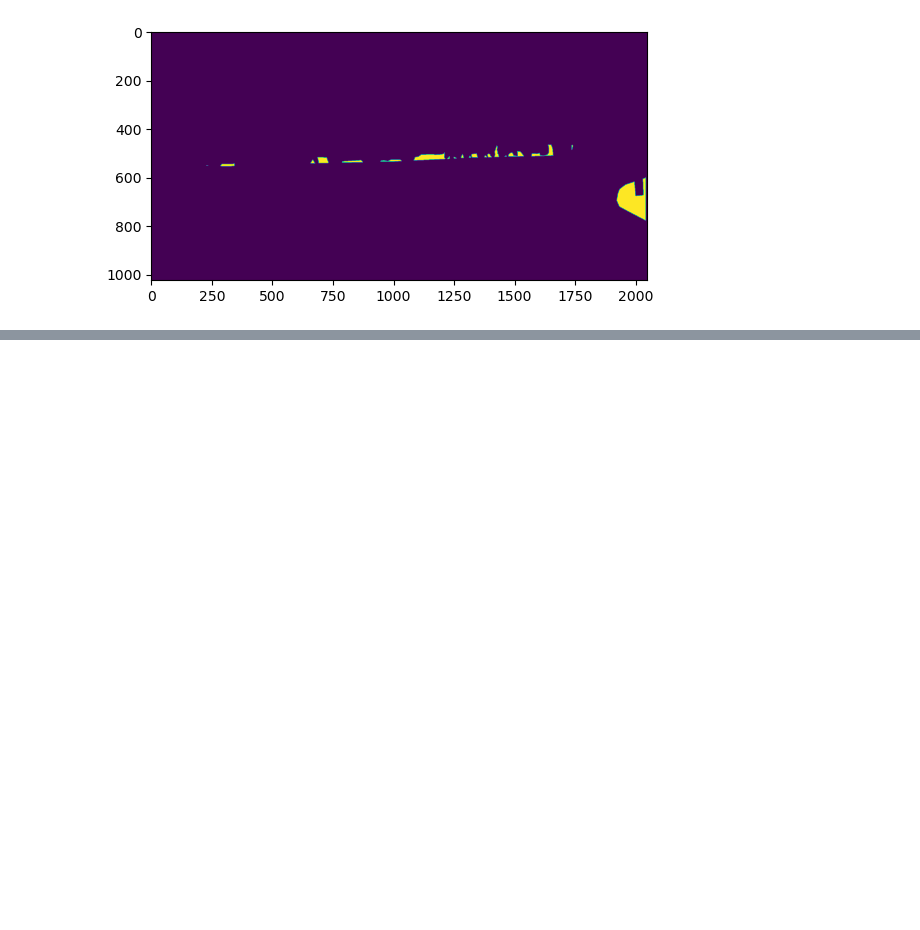
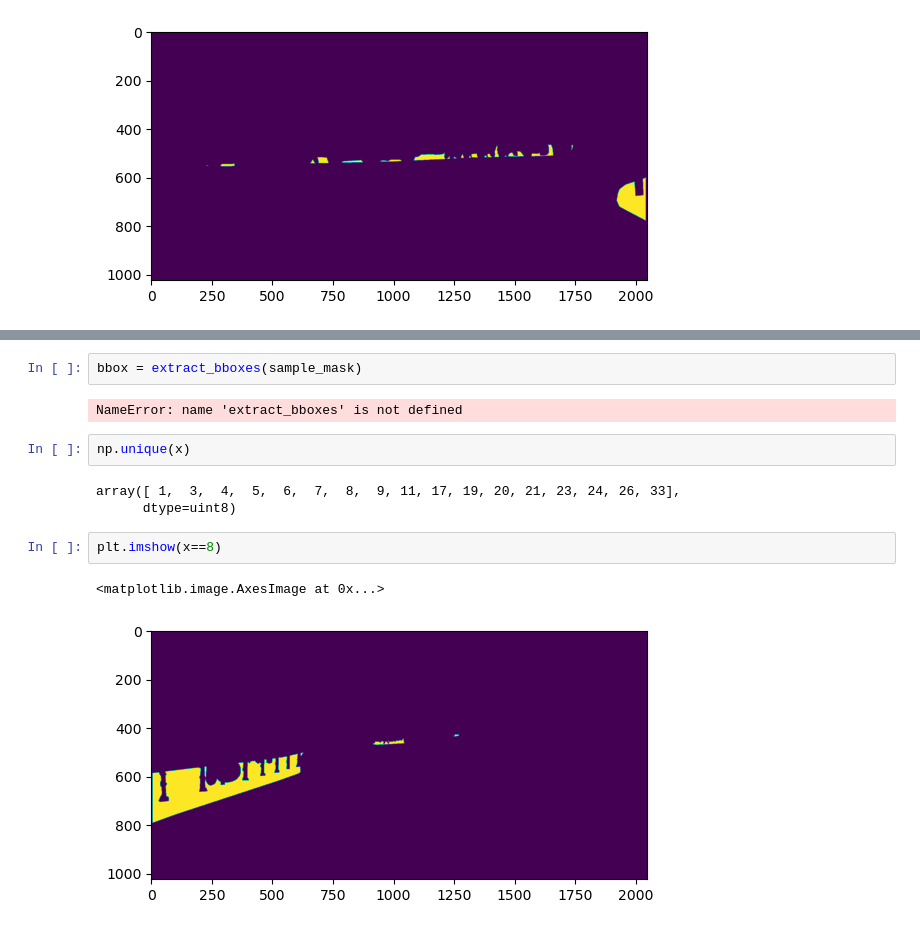
Before and after one commit to DataScienceAndEngineering/deep-learning-final-project-project-sidewalk, a Jupyter notebook: notebooks/explorations/maskrcnn_demo.ipynb, the cells around one changed output, grey strips where cells are left out. Cells and saved outputs as stored; diff of their text form; blank space fills up the shorter version.

```diff
--- a/notebooks/explorations/maskrcnn_demo.ipynb
+++ b/notebooks/explorations/maskrcnn_demo.ipynb
@@ -155,0 +256,14 @@ plt.imshow(sample_mask)
+# %%
+bbox = extract_bboxes(sample_mask)
+# %% [output]
+NameError: name 'extract_bboxes' is not defined
+# %%
+np.unique(x)
+# %% [output]
+array([ 1,  3,  4,  5,  6,  7,  8,  9, 11, 17, 19, 20, 21, 23, 24, 26, 33],
+      dtype=uint8)
+# %%
+plt.imshow(x==8)
+# %% [output]
+<matplotlib.image.AxesImage at 0x...>
+[figure, added]
```
Also changed, not shown: parts of 15 cells of this notebook.
